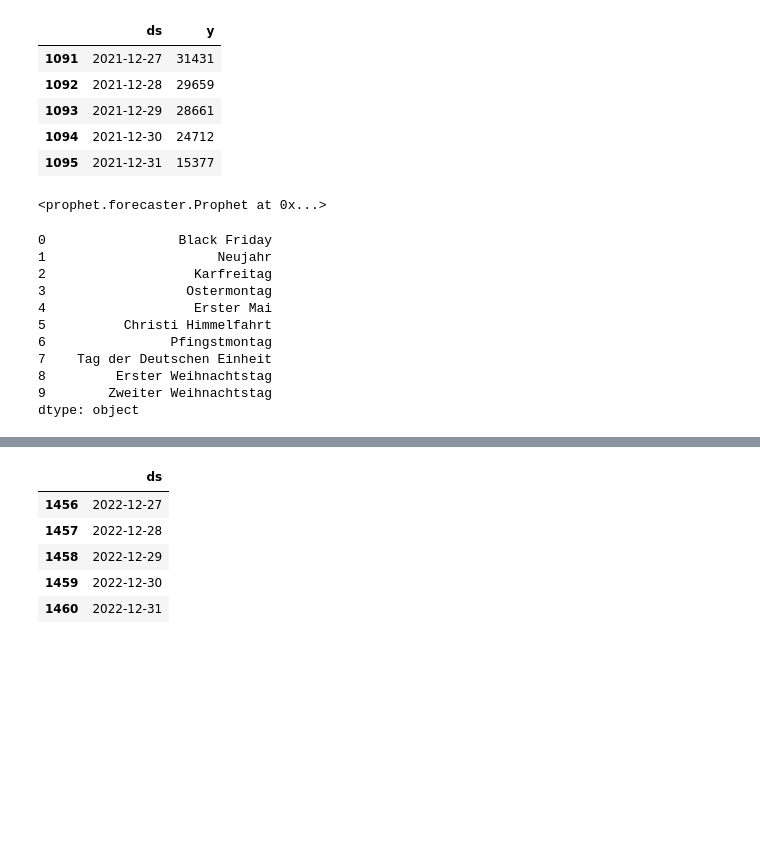
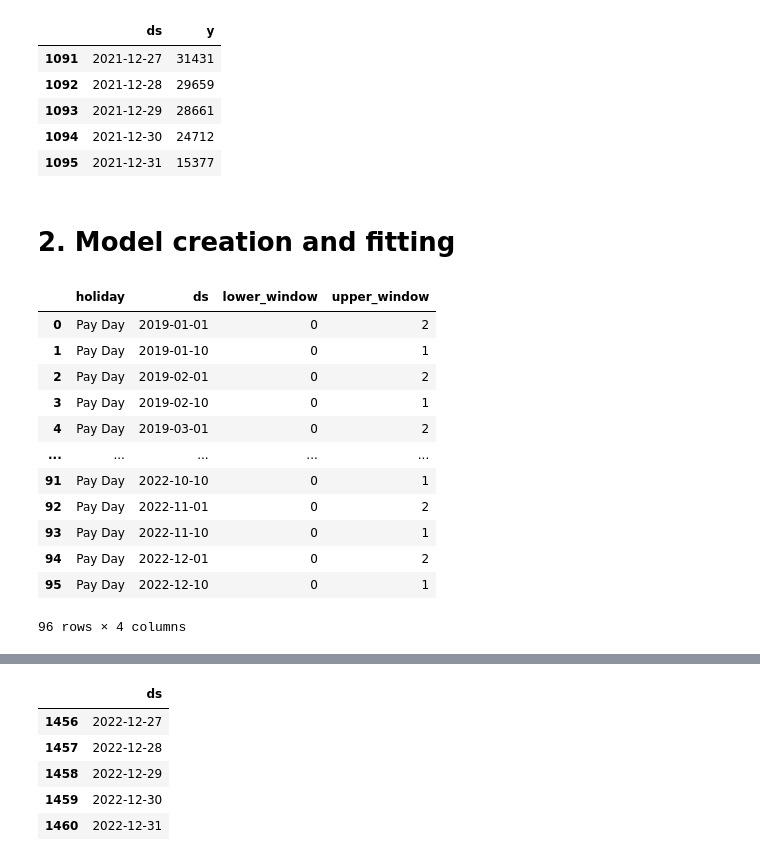
Before and after one commit to adrian-pasek-prv/timeseries-forecasting, a Jupyter notebook: Prophet.ipynb, the cells around one changed output, grey strips where cells are left out. Drawn from its saved outputs; the diff is of its cells as text; code cells hidden in the pictures; blank space fills up the shorter version.

```diff
--- a/Prophet.ipynb
+++ b/Prophet.ipynb
@@ -27,34 +29,48 @@ df.tail(5)
 | 1093 | 2021-12-29 | 28661 |
 | 1094 | 2021-12-30 | 24712 |
 | 1095 | 2021-12-31 | 15377 |
+# %% [markdown]
+# 2. Model creation and fitting
 # %%
-# Declare black_fridays df to input as parameter to the model
+# Declare black_fridays and paydays df to input as parameter to the model
 
 black_fridays = pd.DataFrame({'holiday': 'Black Friday',
                               'ds': pd.to_datetime(['2019-11-29', '2020-11-27', '2021-11-25', '2022-11-25']),
                               'lower_window': 0,
                               'upper_window': 2})
 
-# Initialize and fit Prophet model with holidays parameter
-prophet = Prophet(holidays=black_fridays,
-                  yearly_seasonality=True,
-                  weekly_seasonality=True,
-                  daily_seasonality=False)
-prophet.add_country_holidays(country_name='DE')
-prophet.fit(df)
+paydays = pd.DataFrame({'holiday': 'Pay Day',
+                        'ds': pd.date_range('2019-01-01','2022-12-31', freq='D'),
+                        'lower_window': 0})
+
+
+# Leave only 26th and 11th day of the month - there is always a spike around this day, except for February where 16th is the spike
+paydays = paydays[(paydays['ds'].dt.day == 1) | (paydays['ds'].dt.day == 10)]
+
+# Define upper windows for particular days
+def upper_window(row):
+    if row.day == 1:
+        return 2
+    if row.day == 10:
+        return 1
+
+paydays['upper_window'] = np.NaN
+paydays['upper_window'] = paydays['ds'].apply(upper_window)
+paydays.drop_duplicates(inplace=True)
+paydays.reset_index(drop=True, inplace=True)
+
+paydays
 # %% [output]
+|  | holiday | ds | lower_window | upper_window |
+| 0 | Pay Day | 2019-01-01 | 0 | 2 |
+| 1 | Pay Day | 2019-01-10 | 0 | 1 |
+| 2 | Pay Day | 2019-02-01 | 0 | 2 |
+| 3 | Pay Day | 2019-02-10 | 0 | 1 |
+| 4 | Pay Day | 2019-03-01 | 0 | 2 |
+| ... | ... | ... | ... | ... |
+| 91 | Pay Day | 2022-10-10 | 0 | 1 |
+| 92 | Pay Day | 2022-11-01 | 0 | 2 |
+| 93 | Pay Day | 2022-11-10 | 0 | 1 |
+| 94 | Pay Day | 2022-12-01 | 0 | 2 |
+| 95 | Pay Day | 2022-12-10 | 0 | 1 |
-<prophet.forecaster.Prophet at 0x...>
+96 rows × 4 columns
-# %%
-prophet.train_holiday_names
-# %% [output]
-0                 Black Friday
-1                      Neujahr
-2                   Karfreitag
-3                  Ostermontag
-4                   Erster Mai
-5          Christi Himmelfahrt
-6                Pfingstmontag
-7    Tag der Deutschen Einheit
-8         Erster Weihnachtstag
-9        Zweiter Weihnachtstag
-dtype: object
```
Also changed, not shown: parts of 10 cells of this notebook.
